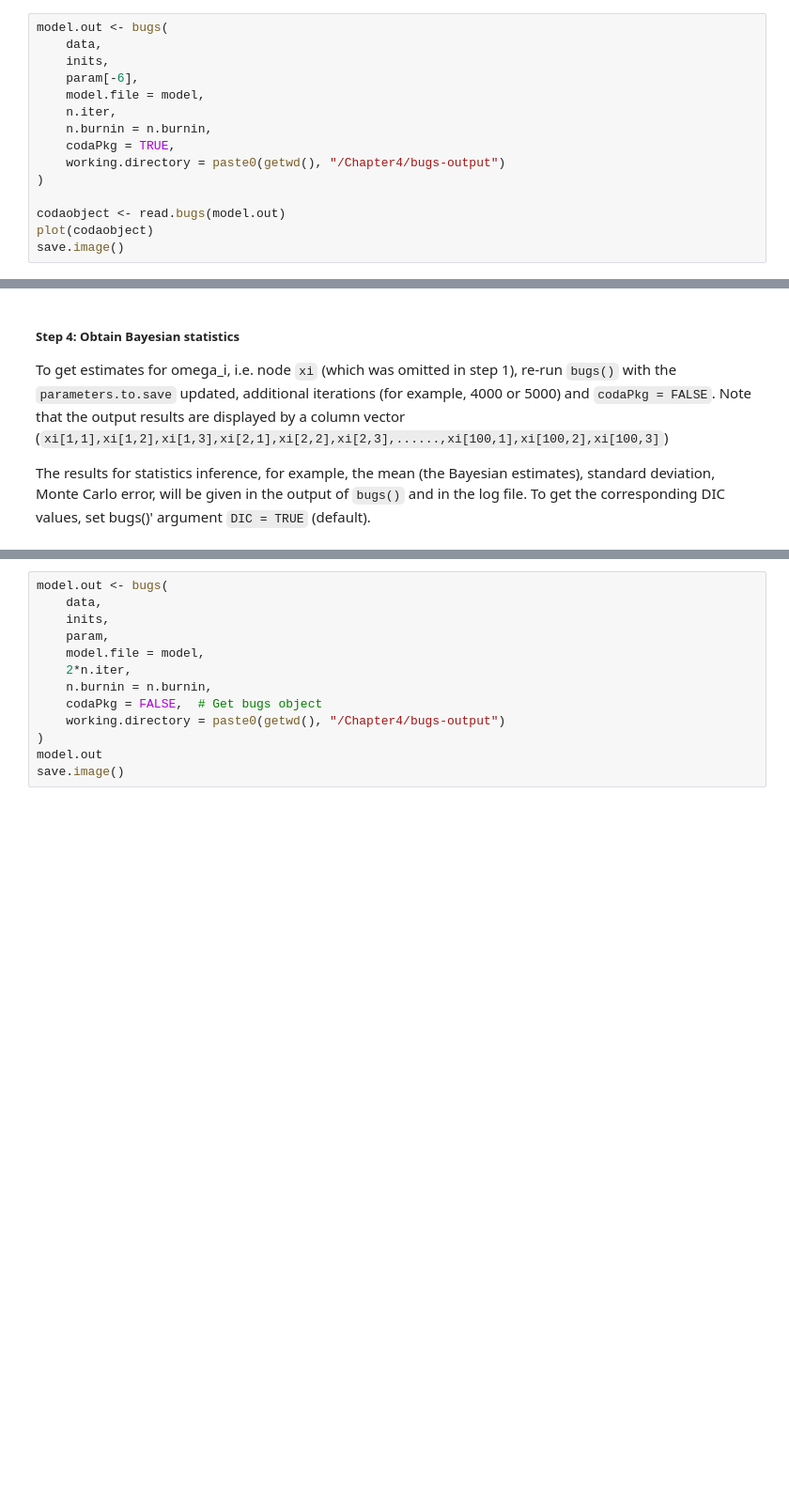
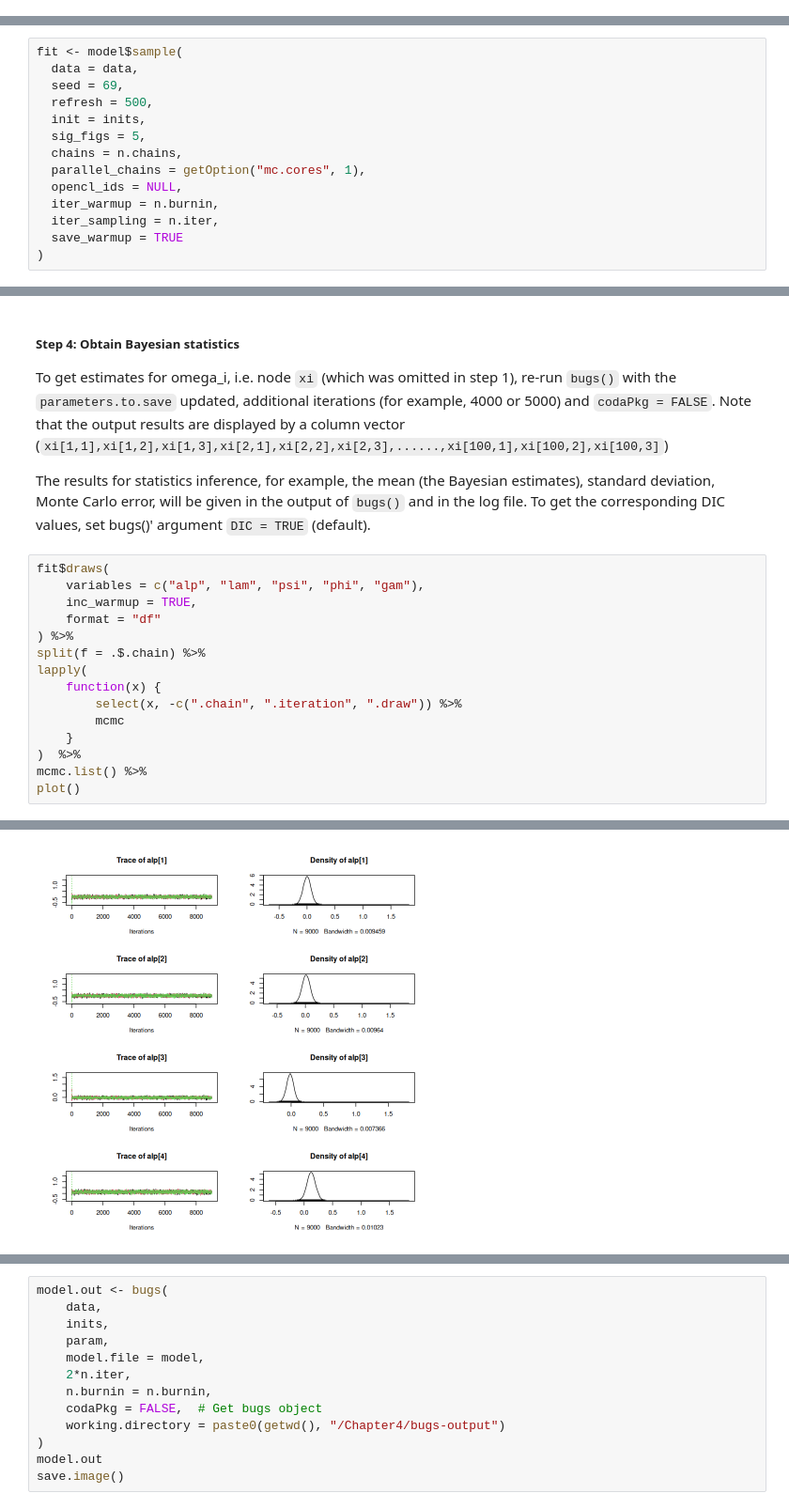
Before and after one commit to pehkawn/Lee2007, a Jupyter notebook: Chapter4/ch4-cmdstanr-codes.ipynb, the cells around one changed output, grey strips where cells are left out. Shown at 94% size. Drawn from its saved outputs; the diff is of its cells as text; blank space fills up the shorter version.

Commit message:
Chapter 4 Stan model and convergence tests are now working!

```diff
--- a/Chapter4/ch4-cmdstanr-codes.ipynb
+++ b/Chapter4/ch4-cmdstanr-codes.ipynb
@@ -262,18 +157,3 @@ n.burnin  <- 2000
 In order to check whether the algorithm has converged:
  1. Run `bugs()` with the parameter `codaPkg = TRUE`. File names of OpenBUGS output are then returned for easy access by the coda package through the `read.bugs()` function.
  2. Plot coda output files (e.g. using `plot()`) to show the simulated observations against the number of iterations for all of the defined parameters in the `parameters.to.save` argument.
-# %%
-model.out <- bugs(
-    data,
-    inits,
-    param[-6],
-    model.file = model,
-    n.iter,
-    n.burnin = n.burnin,
-    codaPkg = TRUE,
-    working.directory = paste0(getwd(), "/Chapter4/bugs-output")
-)
-
-codaobject <- read.bugs(model.out)
-plot(codaobject)
-save.image()
@@ -305,0 +160,14 @@ Abstracting psi[9] ... 3000 valid values
+# %%
+fit <- model$sample(
+  data = data,
+  seed = 69,
+  refresh = 500,
+  init = inits,
+  sig_figs = 5,
+  chains = n.chains,
+  parallel_chains = getOption("mc.cores", 1),
+  opencl_ids = NULL,
+  iter_warmup = n.burnin,
+  iter_sampling = n.iter,
+  save_warmup = TRUE
+)
@@ -309,3 +319,19 @@ Abstracting psi[9] ... 3000 valid values
 To get estimates for omega_i, i.e. node `xi` (which was omitted in step 1), re-run `bugs()` with  the `parameters.to.save` updated, additional iterations (for example, 4000 or 5000) and `codaPkg = FALSE`. Note that the output results are displayed by a column vector (`xi[1,1],xi[1,2],xi[1,3],xi[2,1],xi[2,2],xi[2,3],......,xi[100,1],xi[100,2],xi[100,3]`)
 
 The results for statistics inference, for example, the mean (the Bayesian estimates), standard deviation, Monte Carlo error, will be given in the output of `bugs()` and in the log file. To get the corresponding DIC values, set bugs()' argument `DIC = TRUE` (default).
+# %%
+fit$draws(
+    variables = c("alp", "lam", "psi", "phi", "gam"),
+    inc_warmup = TRUE,
+    format = "df"
+) %>%
+split(f = .$.chain) %>%
+lapply(
+    function(x) {
+        select(x, -c(".chain", ".iteration", ".draw")) %>%
+        mcmc
+    }
+)  %>%
+mcmc.list() %>%
+plot()
+# %% [output]
@@ -311,0 +344 @@ The results for statistics inference, for example, the mean (the Bayesian estima
+[figure, added]
```
Also changed, not shown: parts of 32 cells of this notebook, 4 other files.
